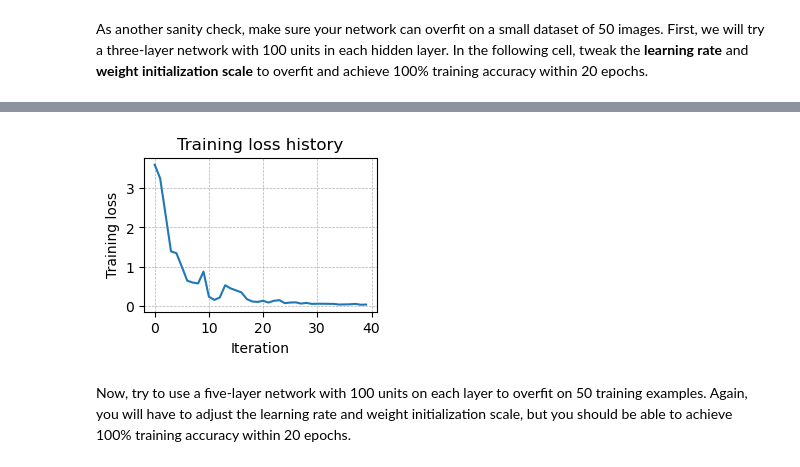
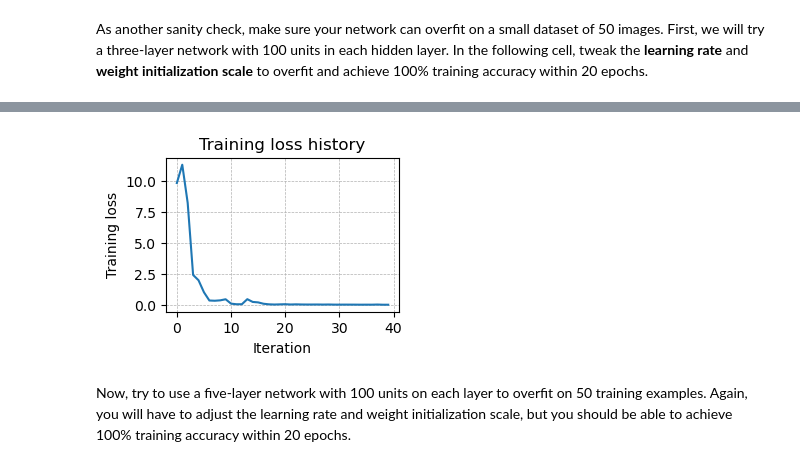
Before and after one commit to roarkai/cs231n_spring2023_assignments, a Jupyter notebook: assignment2/FullyConnectedNets.ipynb, the cells around one changed output, grey strips where cells are left out. Saved outputs shown, nothing was run; the diff lists cells and outputs as text; code cells hidden in the pictures.

```diff
--- a/assignment2/FullyConnectedNets.ipynb
+++ b/assignment2/FullyConnectedNets.ipynb
@@ -134,8 +134,8 @@ small_data = {
   "y_val": data["y_val"],
 }
 
-weight_scale = 2e-2   # Experiment with this!
-learning_rate = 5e-3  # Experiment with this!
+weight_scale = 3e-2   # Experiment with this! [rk's]:2e-2
+learning_rate = 4e-3  # Experiment with this! [rk's]:5e-3
 model = FullyConnectedNet(
     [100, 100],
     weight_scale=weight_scale,
@@ -149,7 +149,7 @@ solver = Solver(
     batch_size=25,
     update_rule="sgd",
     optim_config={"learning_rate": learning_rate},
-    verbose=False,
+    verbose=True,
 )
 solver.train()
 
@@ -163,4 +180,4 @@ plt.show()
-[figure, old version]
+[figure, new version]
 # %% [markdown]
 Now, try to use a five-layer network with 100 units on each layer to overfit on 50 training examples. Again, you will have to adjust the learning rate and weight initialization scale, but you should be able to achieve 100% training accuracy within 20 epochs.
 # %%
```
Also changed, not shown: parts of 8 cells of this notebook.
